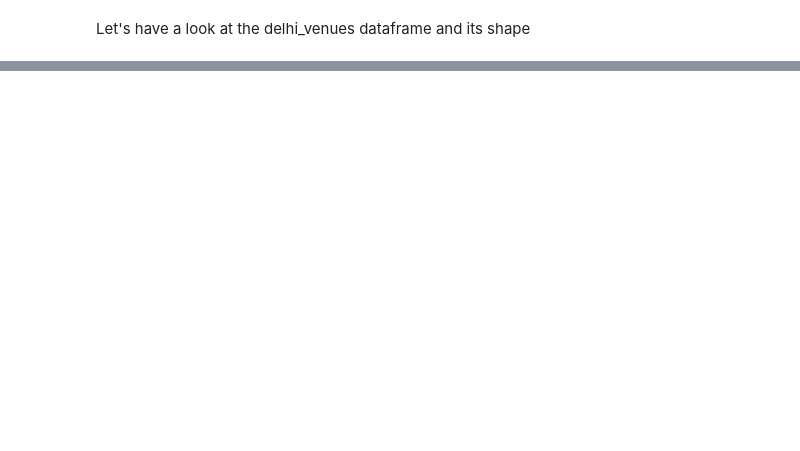
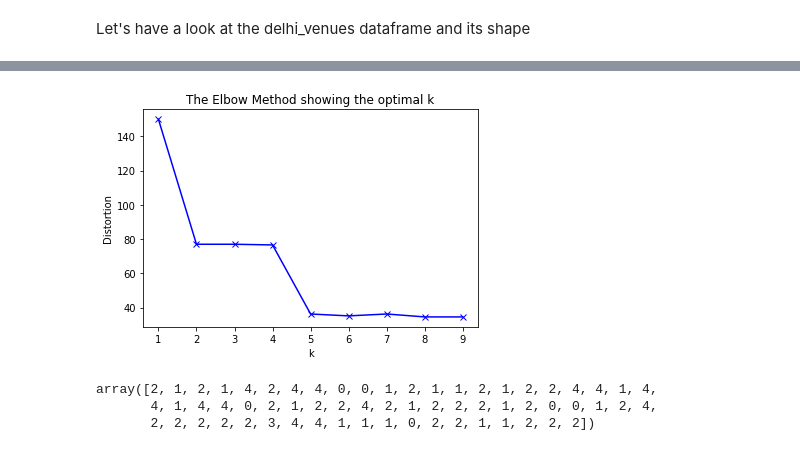
Before and after one commit to rahul-agar/Coursera_Capstone, a Jupyter notebook: Capstone.ipynb, the cells around one changed output, grey strips where cells are left out. Saved outputs shown, nothing was run; the diff lists cells and outputs as text; code cells hidden in the pictures; blank space fills up the shorter version.

```diff
--- a/Capstone.ipynb
+++ b/Capstone.ipynb
@@ -434,0 +492,14 @@ delhi_venues.head(7)
+# %%
+# one hot encoding
+delhi_onehot = pd.get_dummies(delhi_venues[['Venue Category']], prefix="", prefix_sep="")
+
+# add neighborhood column back to dataframe
+delhi_onehot['Neighbourhoods'] = delhi_venues['Neighborhood']
+
+# move neighborhood column to the first column
+list_column = delhi_onehot.columns.tolist()
+number_column = int(list_column.index('Neighbourhoods'))
+list_column = [list_column[number_column]] + list_column[:number_column] + list_column[number_column+1:]
+delhi_onehot = delhi_onehot[list_column]
+
+delhi_onehot.head()
@@ -434,0 +514,3 @@ delhi_venues.head(7)
+# %%
+delhi_grouped = delhi_onehot.groupby('Neighbourhoods').mean().reset_index()
+delhi_grouped.head()
@@ -434,0 +559,3 @@ delhi_venues.head(7)
+# %%
+delhi_grouped_clustering = delhi_grouped.drop('Neighbourhoods', axis=1)
+delhi_grouped_clustering.head()
@@ -434,0 +570,22 @@ delhi_venues.head(7)
+# %%
+distortions = []
+K = range(1,10)
+for k in K:
+    kmeanModel = KMeans(init="k-means++", n_clusters=k, n_init=12).fit(delhi_grouped_clustering)
+    distortions.append(sum(np.min(cdist(delhi_grouped_clustering, kmeanModel.cluster_centers_, 'canberra'), axis=1))/delhi_grouped_clustering.shape[0])
+
+plt.plot(K, distortions, 'bx-')
+plt.xlabel('k')
+plt.ylabel('Distortion')
+plt.title('The Elbow Method showing the optimal k')
+plt.show()
+# %% [output]
+[figure, added]
+# %%
+k = 5
+kmeans = KMeans(init="k-means++", n_clusters=k, n_init=12).fit(delhi_grouped_clustering)
+kmeans.labels_
+# %% [output]
+array([2, 1, 2, 1, 4, 2, 4, 4, 0, 0, 1, 2, 1, 1, 2, 1, 2, 2, 4, 4, 1, 4,
+       4, 1, 4, 4, 0, 2, 1, 2, 2, 4, 2, 1, 2, 2, 2, 1, 2, 0, 0, 1, 2, 4,
+       2, 2, 2, 2, 2, 3, 4, 4, 1, 1, 1, 0, 2, 2, 1, 1, 2, 2, 2])
```
Also changed, not shown: parts of 41 cells of this notebook, 2 other files.
